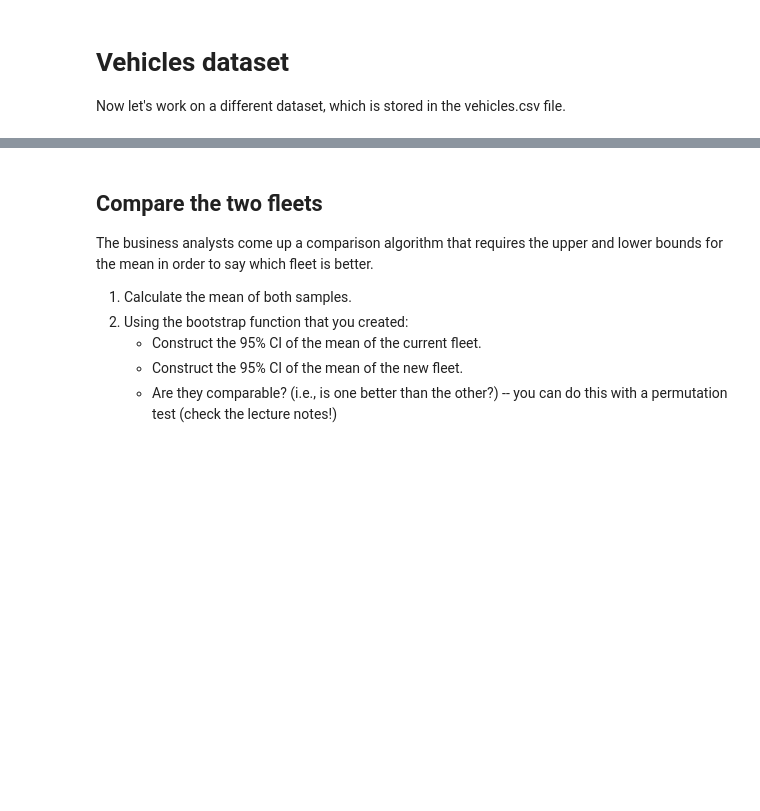
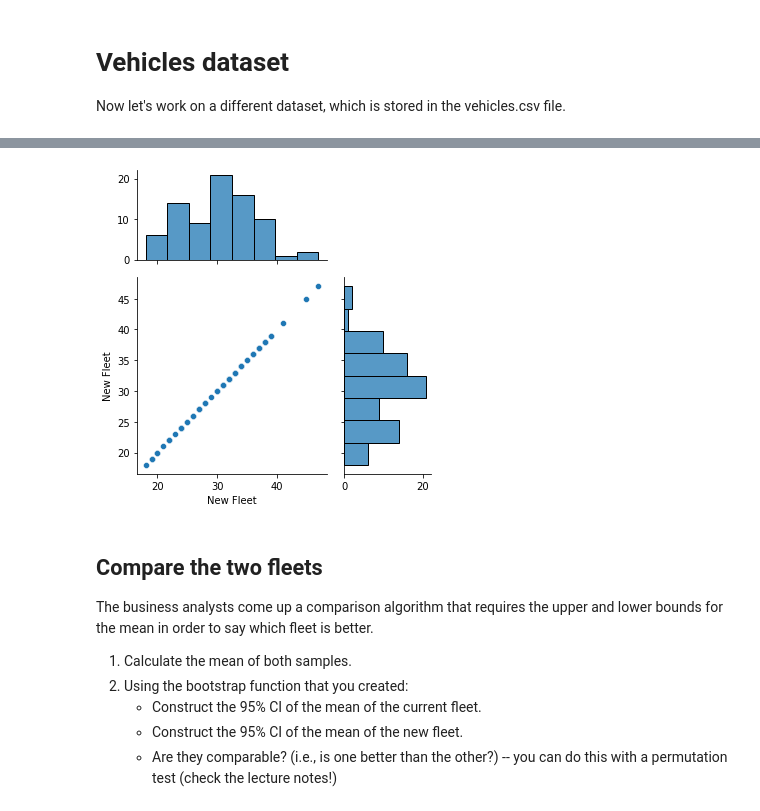
Before and after one commit to ThakdanaiSaelee/Lab_CE888, a Jupyter notebook: lab2 - bootstrap/bootstrap.ipynb, the cells around one changed output, grey strips where cells are left out. Drawn from its saved outputs; the diff is of its cells as text; code cells hidden in the pictures; blank space fills up the shorter version.

```diff
--- a/lab2 - bootstrap/bootstrap.ipynb
+++ b/lab2 - bootstrap/bootstrap.ipynb
@@ -166,3 +160,7 @@ sns_plot.axes[0, 0].set_xlim(0, 30)
+# %%
+sns_plot = sns.jointplot(df.columns[1], df.columns[1], data=df, height=5, ratio=2, marginal_ticks=True)
+# %% [output]
+[figure, added]
 # %% [markdown]
 ## Compare the two fleets
 
```
Also changed, not shown: parts of 13 cells of this notebook.
